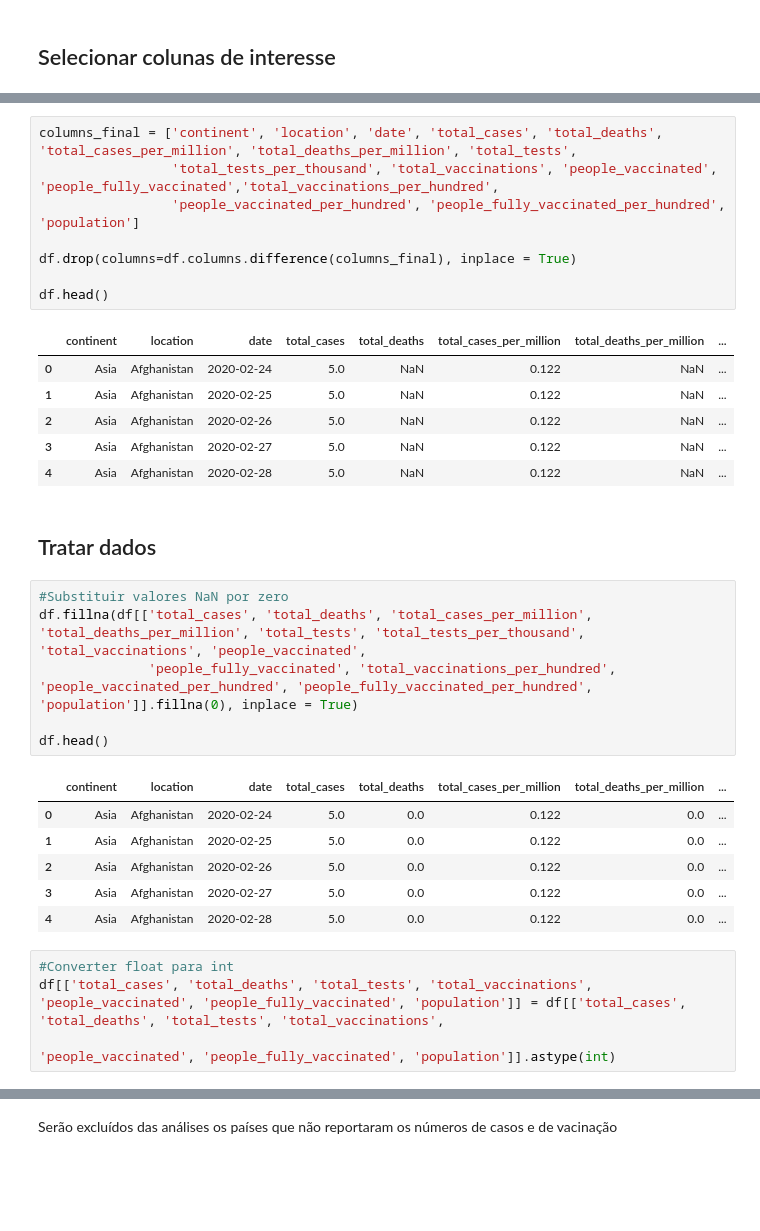
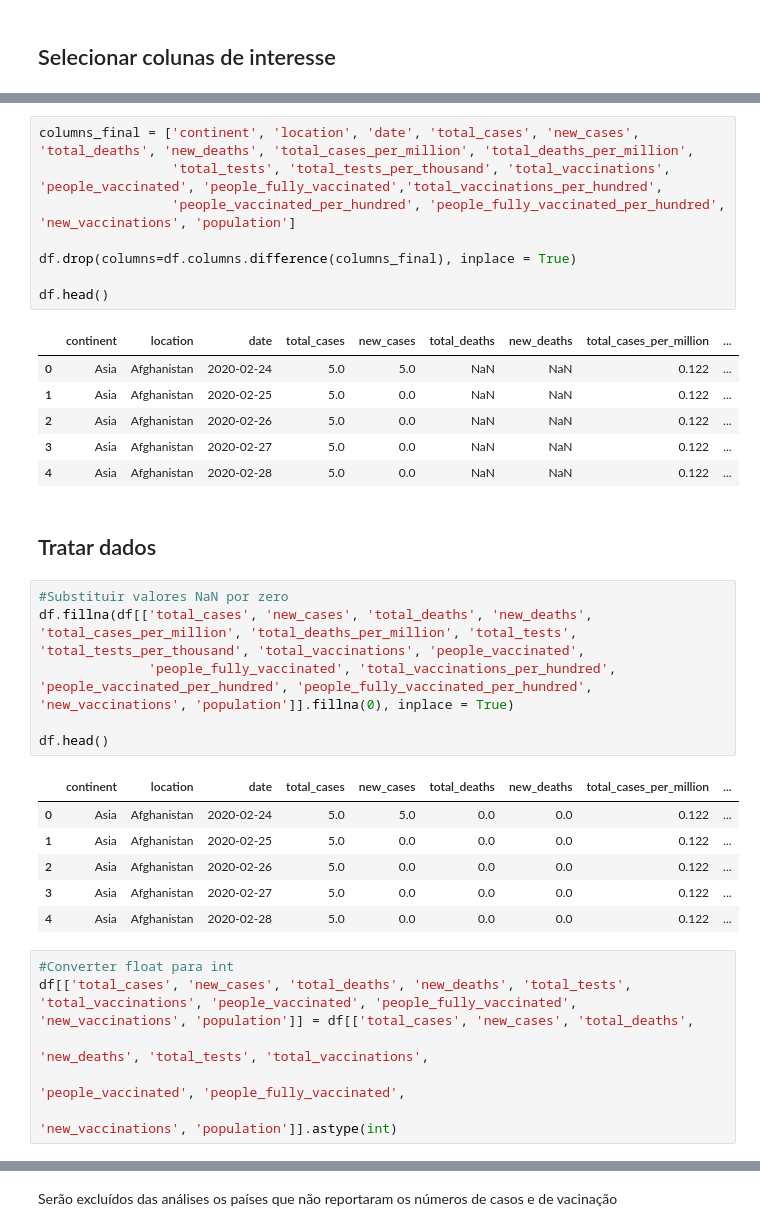
Before and after one commit to LRLeite/Data-Analytics, a Jupyter notebook: covid_19.ipynb, the cells around one changed output, grey strips where cells are left out. Saved outputs shown, nothing was run; the diff lists cells and outputs as text; blank space fills up the shorter version.

```diff
--- a/covid_19.ipynb
+++ b/covid_19.ipynb
@@ -52,39 +53,41 @@ Index(['iso_code', 'continent', 'location', 'date', 'total_cases', 'new_cases',
        'excess_mortality', 'excess_mortality_cumulative_per_million'],
       dtype='object')
 # %%
-columns_final = ['continent', 'location', 'date', 'total_cases', 'total_deaths', 'total_cases_per_million', 'total_deaths_per_million', 'total_tests',
-                 'total_tests_per_thousand', 'total_vaccinations', 'people_vaccinated', 'people_fully_vaccinated','total_vaccinations_per_hundred',
-                 'people_vaccinated_per_hundred', 'people_fully_vaccinated_per_hundred', 'population']
+columns_final = ['continent', 'location', 'date', 'total_cases', 'new_cases', 'total_deaths', 'new_deaths', 'total_cases_per_million', 'total_deaths_per_million',
+                 'total_tests', 'total_tests_per_thousand', 'total_vaccinations', 'people_vaccinated', 'people_fully_vaccinated','total_vaccinations_per_hundred',
+                 'people_vaccinated_per_hundred', 'people_fully_vaccinated_per_hundred', 'new_vaccinations', 'population']
 
 df.drop(columns=df.columns.difference(columns_final), inplace = True)
 
 df.head()
 # %% [output]
-|  | continent | location | date | total_cases | total_deaths | total_cases_per_million | total_deaths_per_million | ... |
-| 0 | Asia | Afghanistan | 2020-02-24 | 5.0 | NaN | 0.122 | NaN | ... |
-| 1 | Asia | Afghanistan | 2020-02-25 | 5.0 | NaN | 0.122 | NaN | ... |
-| 2 | Asia | Afghanistan | 2020-02-26 | 5.0 | NaN | 0.122 | NaN | ... |
-| 3 | Asia | Afghanistan | 2020-02-27 | 5.0 | NaN | 0.122 | NaN | ... |
-| 4 | Asia | Afghanistan | 2020-02-28 | 5.0 | NaN | 0.122 | NaN | ... |
+|  | continent | location | date | total_cases | new_cases | total_deaths | new_deaths | total_cases_per_million | ... |
+| 0 | Asia | Afghanistan | 2020-02-24 | 5.0 | 5.0 | NaN | NaN | 0.122 | ... |
+| 1 | Asia | Afghanistan | 2020-02-25 | 5.0 | 0.0 | NaN | NaN | 0.122 | ... |
+| 2 | Asia | Afghanistan | 2020-02-26 | 5.0 | 0.0 | NaN | NaN | 0.122 | ... |
+| 3 | Asia | Afghanistan | 2020-02-27 | 5.0 | 0.0 | NaN | NaN | 0.122 | ... |
+| 4 | Asia | Afghanistan | 2020-02-28 | 5.0 | 0.0 | NaN | NaN | 0.122 | ... |
 # %% [markdown]
 <h2>Tratar dados</h2>
 # %%
 #Substituir valores NaN por zero
-df.fillna(df[['total_cases', 'total_deaths', 'total_cases_per_million', 'total_deaths_per_million', 'total_tests', 'total_tests_per_thousand', 'total_vaccinations', 'people_vaccinated',
-              'people_fully_vaccinated', 'total_vaccinations_per_hundred', 'people_vaccinated_per_hundred', 'people_fully_vaccinated_per_hundred', 'population']].fillna(0), inplace = True)
+df.fillna(df[['total_cases', 'new_cases', 'total_deaths', 'new_deaths', 'total_cases_per_million', 'total_deaths_per_million', 'total_tests', 'total_tests_per_thousand', 'total_vaccinations', 'people_vaccinated',
+              'people_fully_vaccinated', 'total_vaccinations_per_hundred', 'people_vaccinated_per_hundred', 'people_fully_vaccinated_per_hundred', 'new_vaccinations', 'population']].fillna(0), inplace = True)
 
 df.head()
 # %% [output]
-|  | continent | location | date | total_cases | total_deaths | total_cases_per_million | total_deaths_per_million | ... |
-| 0 | Asia | Afghanistan | 2020-02-24 | 5.0 | 0.0 | 0.122 | 0.0 | ... |
-| 1 | Asia | Afghanistan | 2020-02-25 | 5.0 | 0.0 | 0.122 | 0.0 | ... |
-| 2 | Asia | Afghanistan | 2020-02-26 | 5.0 | 0.0 | 0.122 | 0.0 | ... |
-| 3 | Asia | Afghanistan | 2020-02-27 | 5.0 | 0.0 | 0.122 | 0.0 | ... |
-| 4 | Asia | Afghanistan | 2020-02-28 | 5.0 | 0.0 | 0.122 | 0.0 | ... |
+|  | continent | location | date | total_cases | new_cases | total_deaths | new_deaths | total_cases_per_million | ... |
+| 0 | Asia | Afghanistan | 2020-02-24 | 5.0 | 5.0 | 0.0 | 0.0 | 0.122 | ... |
+| 1 | Asia | Afghanistan | 2020-02-25 | 5.0 | 0.0 | 0.0 | 0.0 | 0.122 | ... |
+| 2 | Asia | Afghanistan | 2020-02-26 | 5.0 | 0.0 | 0.0 | 0.0 | 0.122 | ... |
+| 3 | Asia | Afghanistan | 2020-02-27 | 5.0 | 0.0 | 0.0 | 0.0 | 0.122 | ... |
+| 4 | Asia | Afghanistan | 2020-02-28 | 5.0 | 0.0 | 0.0 | 0.0 | 0.122 | ... |
 # %%
 #Converter float para int
-df[['total_cases', 'total_deaths', 'total_tests', 'total_vaccinations', 'people_vaccinated', 'people_fully_vaccinated', 'population']] = df[['total_cases', 'total_deaths', 'total_tests', 'total_vaccinations',
-                                                                                                                                             'people_vaccinated', 'people_fully_vaccinated', 'population']].astype(int)
+df[['total_cases', 'new_cases', 'total_deaths', 'new_deaths', 'total_tests', 'total_vaccinations', 'people_vaccinated', 'people_fully_vaccinated', 'new_vaccinations', 'population']] = df[['total_cases', 'new_cases', 'total_deaths',
+                                                                                                                                                                                            'new_deaths', 'total_tests', 'total_vaccinations',
+                                                                                                                                                                                            'people_vaccinated', 'people_fully_vaccinated',
+                                                                                                                                                                                            'new_vaccinations', 'population']].astype(int)
 # %%
 df.head()
 # %% [output]
```
Also changed, not shown: parts of 20 cells of this notebook.
